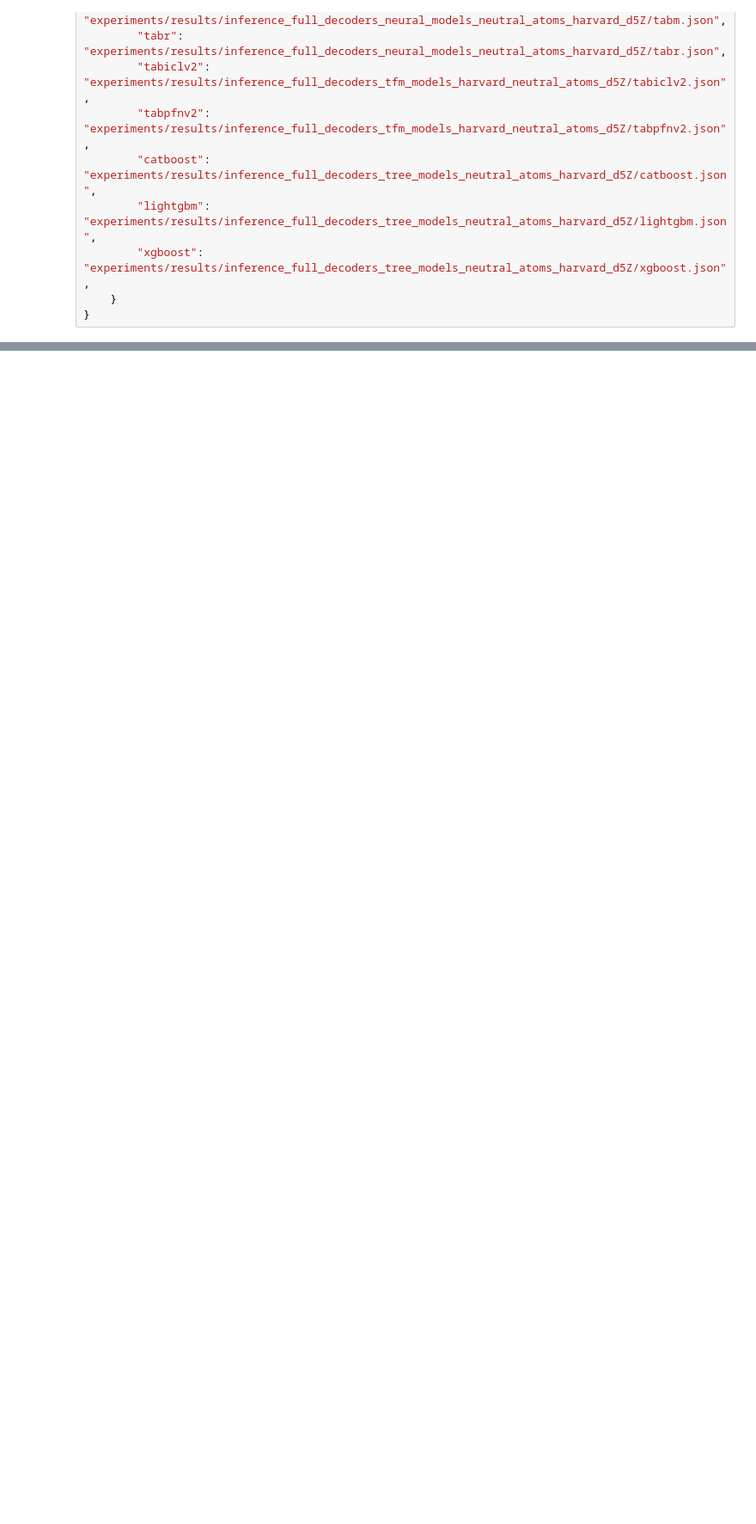
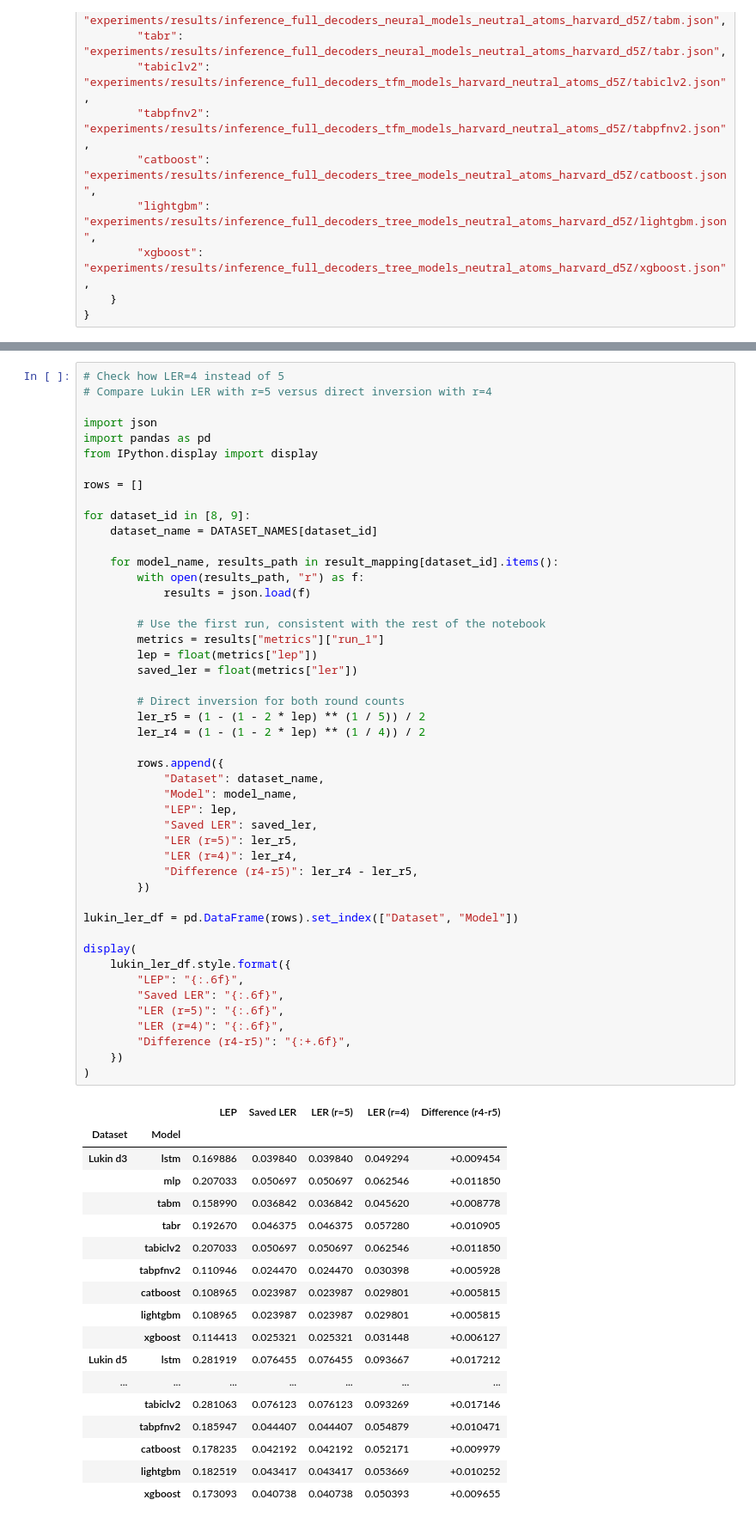
Before and after one commit to InfiniData-Lab/QEC-model-zoo, a Jupyter notebook: full_decoder_results_analysis.ipynb, the cells around one changed output, grey strips where cells are left out. Shown at 86% size. Saved outputs shown, nothing was run; the diff lists cells and outputs as text; blank space fills up the shorter version.

Commit message:
Add Lukin LER calculation for r=4

```diff
--- a/full_decoder_results_analysis.ipynb
+++ b/full_decoder_results_analysis.ipynb
@@ -417,0 +420,66 @@ Lukin d5         accuracy=0.718937; LER=0.076123  accuracy=0.718081; LER=0.07645
+# %%
+# Check how LER=4 instead of 5
+# Compare Lukin LER with r=5 versus direct inversion with r=4
+
+import json
+import pandas as pd
+from IPython.display import display
+
+rows = []
+
+for dataset_id in [8, 9]:
+    dataset_name = DATASET_NAMES[dataset_id]
+
+    for model_name, results_path in result_mapping[dataset_id].items():
+        with open(results_path, "r") as f:
+            results = json.load(f)
+
+        # Use the first run, consistent with the rest of the notebook
+        metrics = results["metrics"]["run_1"]
+        lep = float(metrics["lep"])
+        saved_ler = float(metrics["ler"])
+
+        # Direct inversion for both round counts
+        ler_r5 = (1 - (1 - 2 * lep) ** (1 / 5)) / 2
+        ler_r4 = (1 - (1 - 2 * lep) ** (1 / 4)) / 2
+
+        rows.append({
+            "Dataset": dataset_name,
+            "Model": model_name,
+            "LEP": lep,
+            "Saved LER": saved_ler,
+            "LER (r=5)": ler_r5,
+            "LER (r=4)": ler_r4,
+            "Difference (r4-r5)": ler_r4 - ler_r5,
+        })
+
+lukin_ler_df = pd.DataFrame(rows).set_index(["Dataset", "Model"])
+
+display(
+    lukin_ler_df.style.format({
+        "LEP": "{:.6f}",
+        "Saved LER": "{:.6f}",
+        "LER (r=5)": "{:.6f}",
+        "LER (r=4)": "{:.6f}",
+        "Difference (r4-r5)": "{:+.6f}",
+    })
+)
+# %% [output]
+|  |  | LEP | Saved LER | LER (r=5) | LER (r=4) | Difference (r4-r5) |
+| Dataset | Model |  |  |  |  |  |
+| Lukin d3 | lstm | 0.169886 | 0.039840 | 0.039840 | 0.049294 | +0.009454 |
+|  | mlp | 0.207033 | 0.050697 | 0.050697 | 0.062546 | +0.011850 |
+|  | tabm | 0.158990 | 0.036842 | 0.036842 | 0.045620 | +0.008778 |
+|  | tabr | 0.192670 | 0.046375 | 0.046375 | 0.057280 | +0.010905 |
+|  | tabiclv2 | 0.207033 | 0.050697 | 0.050697 | 0.062546 | +0.011850 |
+|  | tabpfnv2 | 0.110946 | 0.024470 | 0.024470 | 0.030398 | +0.005928 |
+|  | catboost | 0.108965 | 0.023987 | 0.023987 | 0.029801 | +0.005815 |
+|  | lightgbm | 0.108965 | 0.023987 | 0.023987 | 0.029801 | +0.005815 |
+|  | xgboost | 0.114413 | 0.025321 | 0.025321 | 0.031448 | +0.006127 |
+| Lukin d5 | lstm | 0.281919 | 0.076455 | 0.076455 | 0.093667 | +0.017212 |
+| ... | ... | ... | ... | ... | ... | ... |
+|  | tabiclv2 | 0.281063 | 0.076123 | 0.076123 | 0.093269 | +0.017146 |
+|  | tabpfnv2 | 0.185947 | 0.044407 | 0.044407 | 0.054879 | +0.010471 |
+|  | catboost | 0.178235 | 0.042192 | 0.042192 | 0.052171 | +0.009979 |
+|  | lightgbm | 0.182519 | 0.043417 | 0.043417 | 0.053669 | +0.010252 |
+|  | xgboost | 0.173093 | 0.040738 | 0.040738 | 0.050393 | +0.009655 |
```
Also changed, not shown: parts of 1 cell of this notebook.
